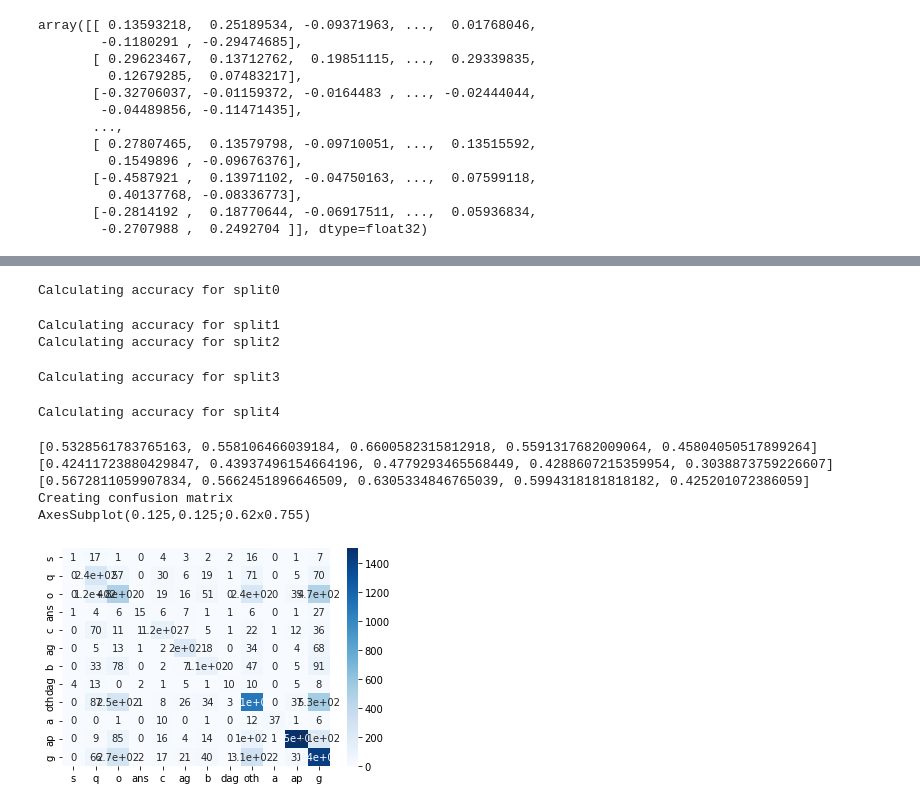
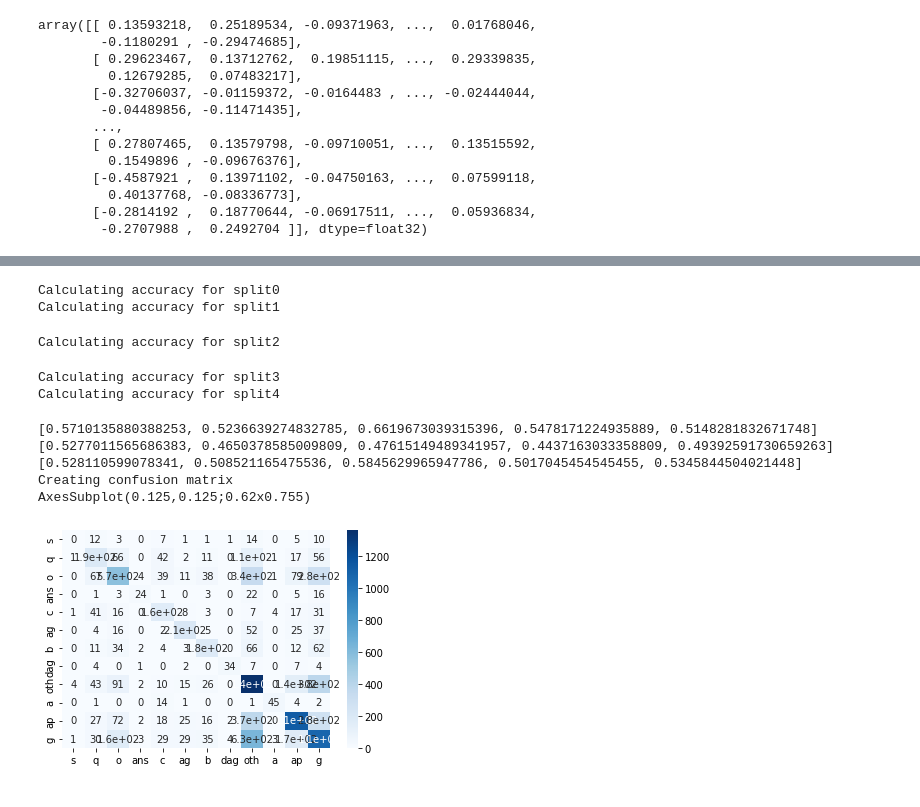
Before and after one commit to maggieperk/M3TClassifier, a Jupyter notebook: MultiModalModels.ipynb, the cells around one changed output, grey strips where cells are left out. Saved outputs shown, nothing was run; the diff lists cells and outputs as text; code cells hidden in the pictures.

Commit message:
Final multi modal model updates.

```diff
--- a/MultiModalModels.ipynb
+++ b/MultiModalModels.ipynb
@@ -325,13 +407,23 @@ Epoch 10/100
 <keras.engine.sequential.Sequential at 0x...>
+# %%
+from data_preprocess import *
+
+y_train = convert_da_labels_to_categorical(train_split_1_da_labels)
+y_valid =  convert_da_labels_to_categorical(valid_split_1_da_labels)
+
+train_multi_modal_lstm(unimodal_bert_train_split_1, acoustic_train_split_1, unimodal_bert_valid_split_1, acoustic_valid_split_1,
+                          y_train, y_valid)
 # %%
 from data_preprocess import *
 import numpy as np
 
 train_split_da_labels = [train_split_1_da_labels, train_split_2_da_labels, train_split_3_da_labels, train_split_4_da_labels, train_split_5_da_labels]
 valid_split_da_labels = [valid_split_1_da_labels, valid_split_2_da_labels, valid_split_3_da_labels, valid_split_4_da_labels, valid_split_5_da_labels]
-
-def train_five_multimodal_models(text_feat_type, acous_feat_type):
-    print(f"Training models with {text_feat_type} text features and {acous_feat_type} acoustic features")
+x_train_list= [train_split_1, train_split_2, train_split_3, train_split_4, train_split_5]
+x_valid_list = [valid_split_1, valid_split_2, valid_split_3, valid_split_4, valid_split_5]
+x_test_list = [test_split_1, test_split_2, test_split_3, test_split_4, test_split_5]
+def train_five_multimodal_models(text_feat_type):
+    print(f"Training models with {text_feat_type} text features and acoustic features")
     # Pick text features set
     text_train_feat_list = []
     text_valid_feat_list = []
@@ -344,12 +436,8 @@ def train_five_multimodal_models(text_feat_type, acous_feat_type):
     else:
         raise ValueError(f"Incorrect text feature type {text_feat_type}")
 
-    # Pick acoustic features set
-    # TODO add a real acoustic features
     train_size = len(text_train_feat_list)
     valid_size = len(text_valid_feat_list)
-    #acous_train_feat_list = [np.random.rand(train_size,10), np.random.rand(train_size,10), np.random.rand(train_size,10), np.random.rand(train_size,10), np.random.rand(train_size,10)]
-    #acous_valid_feat_list = [np.random.rand(valid_size,10), np.random.rand(valid_size,10), np.random.rand(valid_size,10), np.random.rand(valid_size,10), np.random.rand(valid_size,10)]
 
     # Train 5 models
     mm_models_list = []
@@ -357,6 +445,8 @@ def train_five_multimodal_models(text_feat_type, acous_feat_type):
     for i in range(5):
         x_train_text_feat = text_train_feat_list[i]
         x_valid_text_feat = text_valid_feat_list[i]
+        train_split = x_train_list[i]
+        valid_split = x_valid_list[i]
 
         x_train_acous_feat = acoustic_train_splits[i]
         x_valid_acous_feat = acoustic_valid_splits[i]
@@ -403,7 +493,7 @@ test_split_da_labels = [test_split_1_da_labels, test_split_2_da_labels, test_spl
 x_bert_test_list = [unimodal_bert_test_split_1, unimodal_bert_test_split_2, unimodal_bert_test_split_3, unimodal_bert_test_split_4, unimodal_bert_test_split_5]
 y_test_list = [test_split_1_da_labels, test_split_2_da_labels, test_split_3_da_labels, test_split_4_da_labels, test_split_5_da_labels]
 
-def compare_mm_preds(text_feat_type, acous_feat_type, models):
+def compare_mm_preds(text_feat_type, models):
     prec_list = []
     recall_list = []
     accuracy_list = []
@@ -420,7 +510,7 @@ def compare_mm_preds(text_feat_type, acous_feat_type, models):
         if (text_feat_type == 'BERT'):
             x_test_text = x_bert_test_list[i]
         elif (text_feat_type == 'GLOVE'):
-            x_test_text = x_glove_test_list[i].reshape(-1, 1, 300)
+            x_test_text = glove_test_features[i]
         else:
             raise ValueError(f"Invalid text feature type {text_feat_type}")
 
@@ -456,3 +546,5 @@ def compare_mm_preds(text_feat_type, acous_feat_type, models):
     all_y_values = np.concatenate((test_split_1_da_labels, test_split_2_da_labels, test_split_3_da_labels, test_split_4_da_labels, test_split_5_da_labels), axis=0)
     unilabel_all_y_values = np.argmax(convert_da_labels_to_categorical(all_y_values), axis=-1)
     calculate_accuracy_metrics_and_print_cm(unilabel_all_y_values, all_model_preds)
+# %%
+glove_model_list = train_five_multimodal_models('GLOVE')
@@ -459,14 +569,14 @@ def compare_mm_preds(text_feat_type, acous_feat_type, models):
 # %%
-compare_mm_preds('BERT', 'dummy', bert_model_list)
+compare_mm_preds('GLOVE', glove_model_list)
 # %% [output]
 Calculating accuracy for split0
+Calculating accuracy for split1
-Calculating accuracy for split1
 Calculating accuracy for split2
 Calculating accuracy for split3
+Calculating accuracy for split4
-Calculating accuracy for split4
+[0.5710135880388253, 0.5236639274832785, 0.6619673039315396, 0.5478171224935889, 0.5148281832671748]
+[0.5277011565686383, 0.4650378585009809, 0.47615149489341957, 0.4437163033358809, 0.49392591730659263]
+[0.528110599078341, 0.508521165475536, 0.5845629965947786, 0.5017045454545455, 0.5345844504021448]
+Creating confusion matrix
+AxesSubplot(0.125,0.125;0.62x0.755)
-[0.5328561783765163, 0.558106466039184, 0.6600582315812918, 0.5591317682009064, 0.45804050517899264]
-[0.42411723880429847, 0.43937496154664196, 0.4779293465568449, 0.4288607215359954, 0.3038873759226607]
-[0.5672811059907834, 0.5662451896646509, 0.6305334846765039, 0.5994318181818182, 0.425201072386059]
-Creating confusion matrix
-AxesSubplot(0.125,0.125;0.62x0.755)
-[figure, old version]
+[figure, new version]
```
Also changed, not shown: parts of 15 cells of this notebook, 2 other files.
